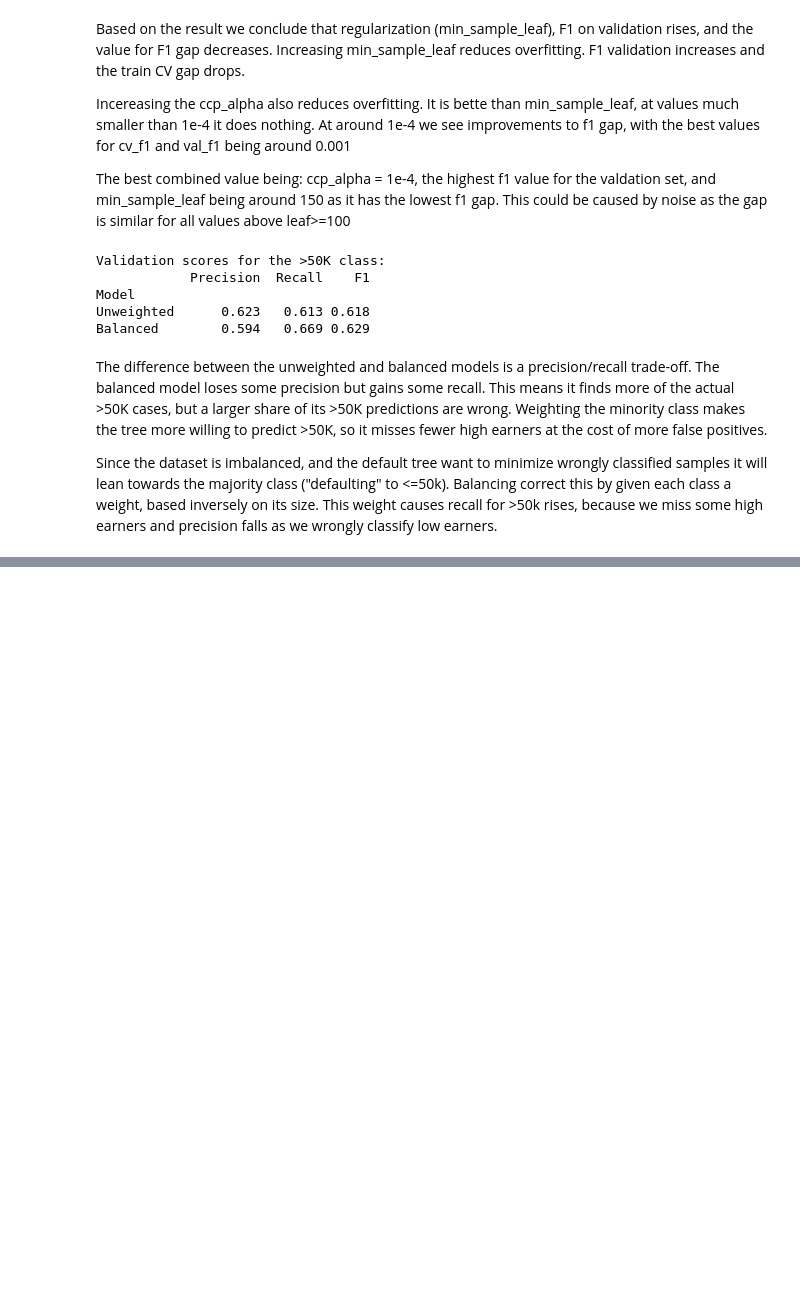
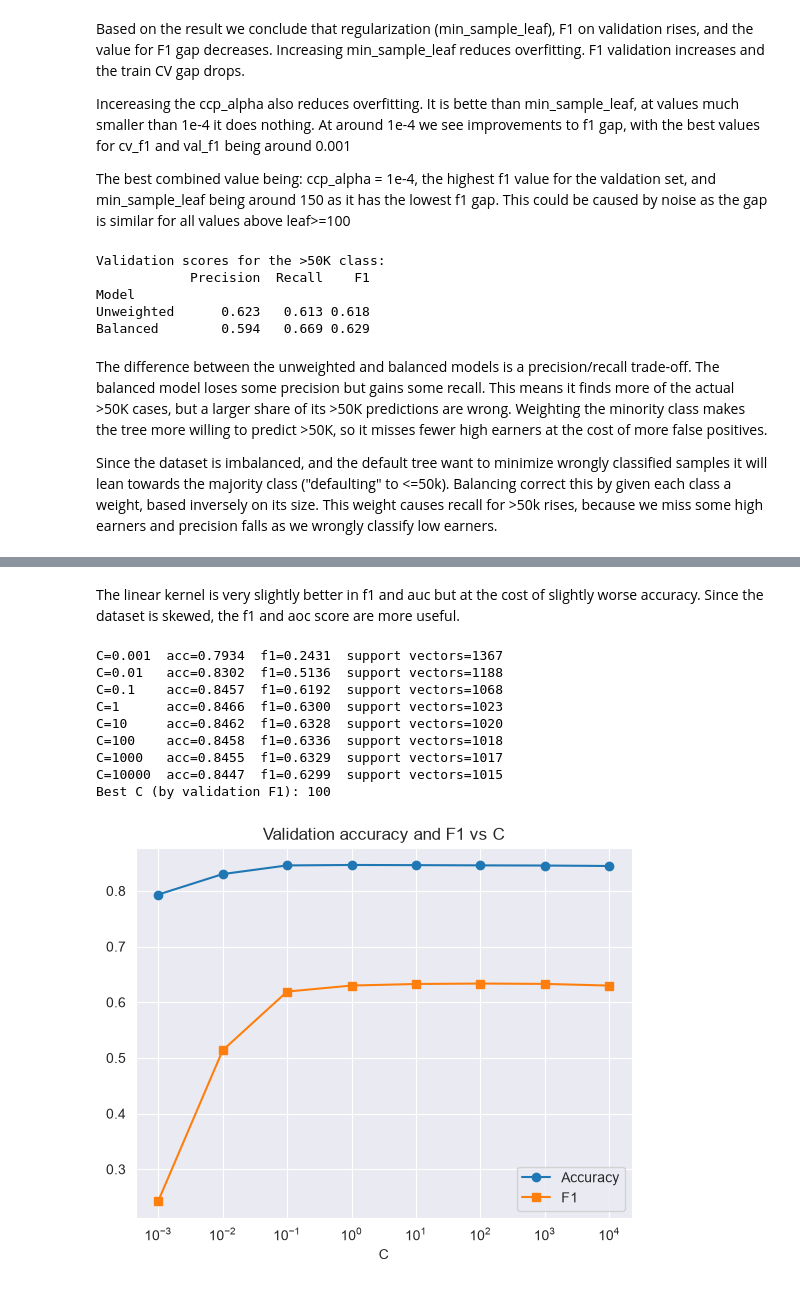
Before and after one commit to Erikth2104/ML_assignments, a Jupyter notebook: OBLIG_2/oblig2.ipynb, the cells around one changed output, grey strips where cells are left out. Cells and saved outputs as stored; diff of their text form; code cells hidden in the pictures; blank space fills up the shorter version.

```diff
--- a/OBLIG_2/oblig2.ipynb
+++ b/OBLIG_2/oblig2.ipynb
@@ -1265,0 +1373,44 @@ Since the dataset is imbalanced, and the default tree want to minimize wrongly c
+# %% [markdown]
+The linear kernel is very slightly better in f1 and auc but at the cost of slightly worse accuracy. Since the dataset is skewed,  the f1 and aoc score are more useful.
+# %%
+from sklearn.svm import SVC
+from sklearn.metrics import accuracy_score, f1_score
+
+C_values = [0.001, 0.01, 0.1, 1, 10, 100, 1000, 10000]
+
+# one stratified subsample of the training set
+X_sub, _, y_sub, _ = train_test_split(X_train_pipe, y_train_pipe, train_size=N_SUB,
+                                      stratify=y_train_pipe, random_state=42)
+
+acc, f1, n_sv = [], [], []
+for C in C_values:
+    model = Pipeline([("prep", preprocessor), ("clf", SVC(kernel="linear", C=C))])
+    model.fit(X_sub, y_sub)
+    y_pred = model.predict(X_val_pipe)
+
+    acc.append(accuracy_score(y_val_pipe, y_pred))
+    f1.append(f1_score(y_val_pipe, y_pred))
+    n_sv.append(model.named_steps["clf"].n_support_.sum())
+    print(f"C={C:<6} acc={acc[-1]:.4f}  f1={f1[-1]:.4f}  support vectors={n_sv[-1]}")
+
+best_C = C_values[np.argmax(f1)]
+print(f"Best C (by validation F1): {best_C}")
+
+plt.plot(C_values, acc, "o-", label="Accuracy")
+plt.plot(C_values, f1, "s-", label="F1")
+plt.xscale("log") # to match scales
+plt.xlabel("C")
+plt.title("Validation accuracy and F1 vs C")
+plt.legend()
+plt.show()
+# %% [output]
+C=0.001  acc=0.7934  f1=0.2431  support vectors=1367
+C=0.01   acc=0.8302  f1=0.5136  support vectors=1188
+C=0.1    acc=0.8457  f1=0.6192  support vectors=1068
+C=1      acc=0.8466  f1=0.6300  support vectors=1023
+C=10     acc=0.8462  f1=0.6328  support vectors=1020
+C=100    acc=0.8458  f1=0.6336  support vectors=1018
+C=1000   acc=0.8455  f1=0.6329  support vectors=1017
+C=10000  acc=0.8447  f1=0.6299  support vectors=1015
+Best C (by validation F1): 100
+[figure, added]
```
Also changed, not shown: parts of 14 cells of this notebook.
